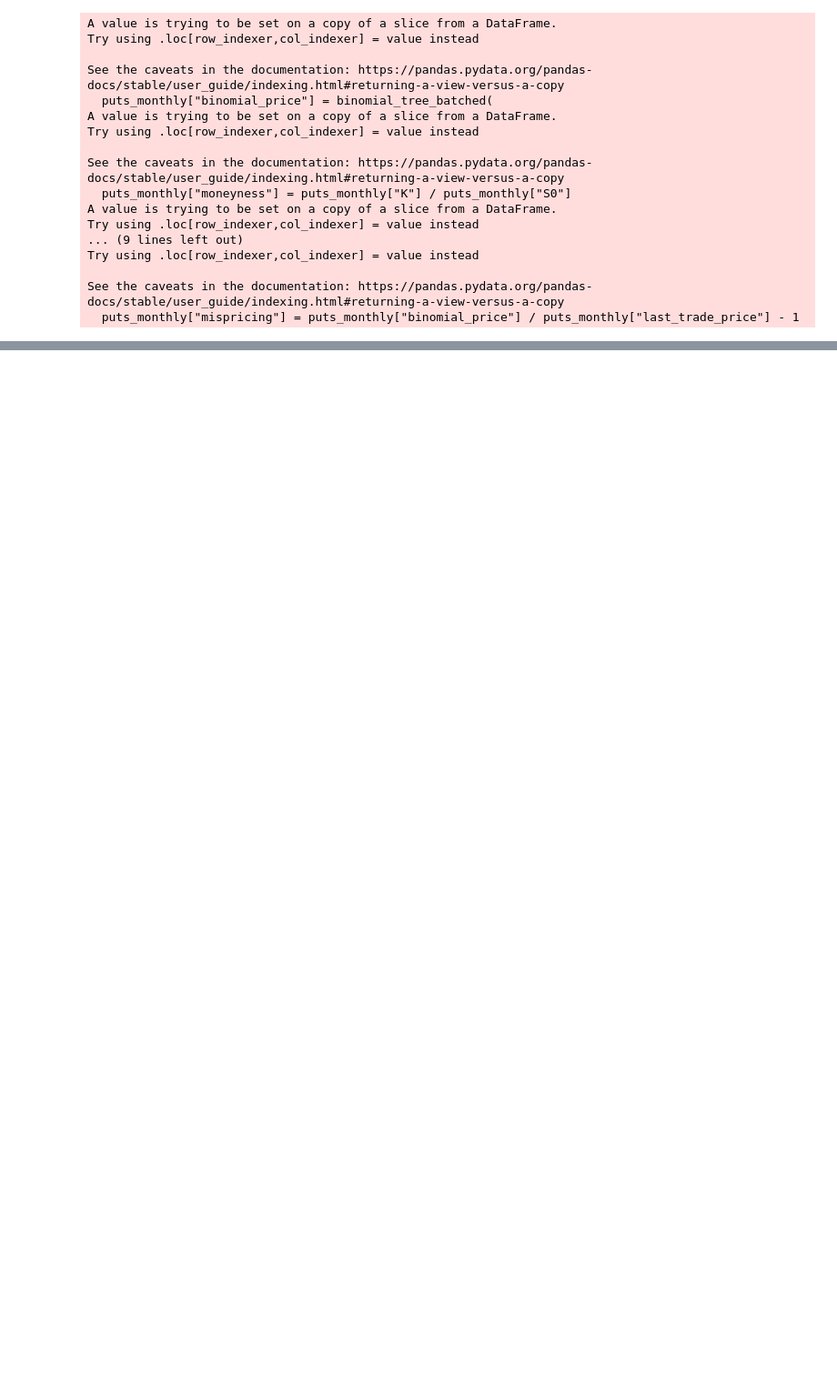
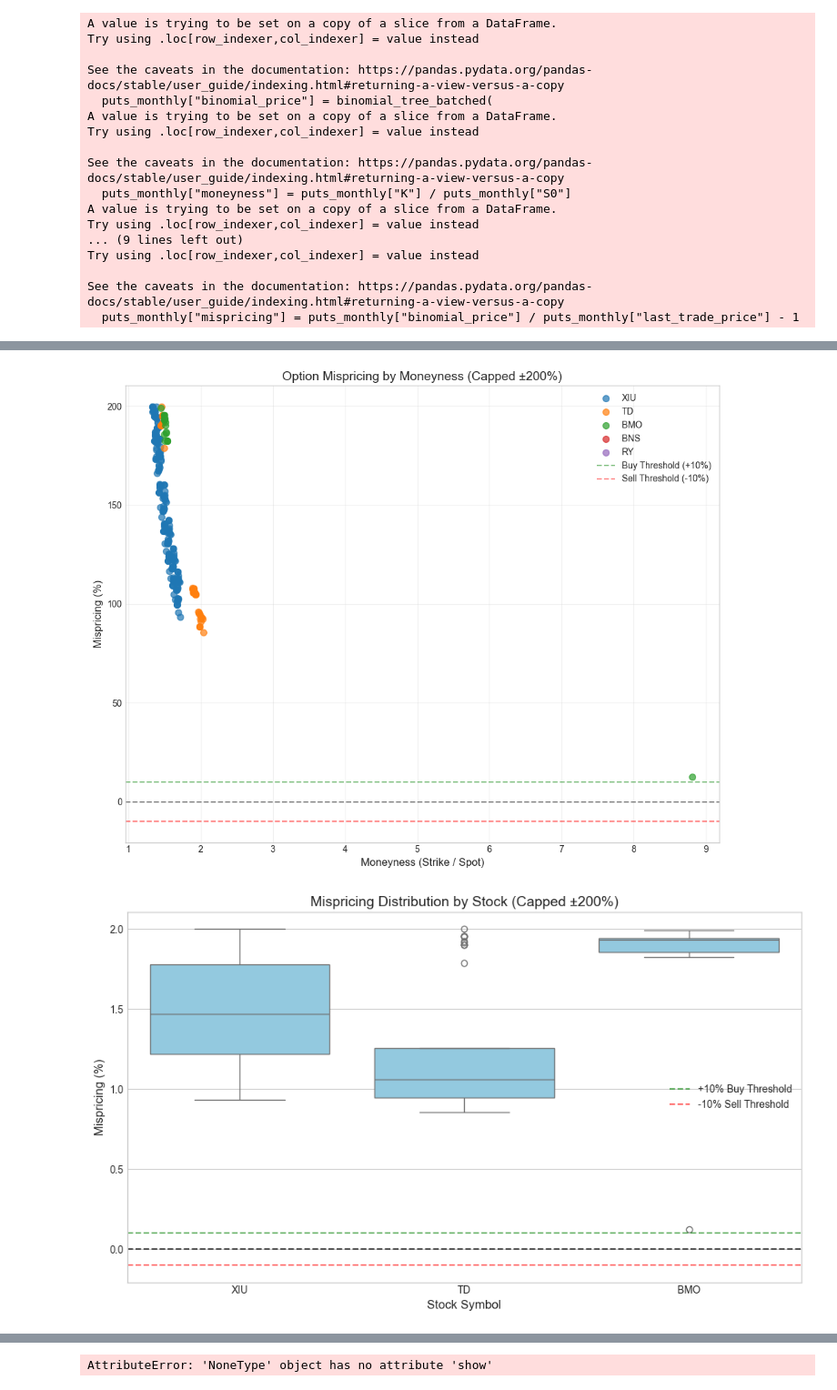
Before and after one commit to 3752V/CA-options-pricing, a Jupyter notebook: binomialtreemodel.ipynb, the cells around one changed output, grey strips where cells are left out. Shown at 91% size. Cells and saved outputs as stored; diff of their text form; code cells hidden in the pictures; blank space fills up the shorter version.

```diff
--- a/binomialtreemodel.ipynb
+++ b/binomialtreemodel.ipynb
@@ -334,0 +271,16 @@ Model Performance Summary:
+# %%
+import matplotlib.pyplot as plt
+import IPython.display as display
+
+# Generate plots
+mispricing_plot = plot_mispricing_by_moneyness()
+mispricing_box = plot_mispricing_boxplot()
+mispricing_bar = plot_avg_mispricing_bar()
+
+# Show the plots directly
+mispricing_plot.show()
+mispricing_box.show()
+mispricing_bar.show()
+# %% [output]
+[figure, added]
+[figure, added]
@@ -334,0 +288 @@ Model Performance Summary:
+AttributeError: 'NoneType' object has no attribute 'show'
```
Also changed, not shown: parts of 4 cells of this notebook.
